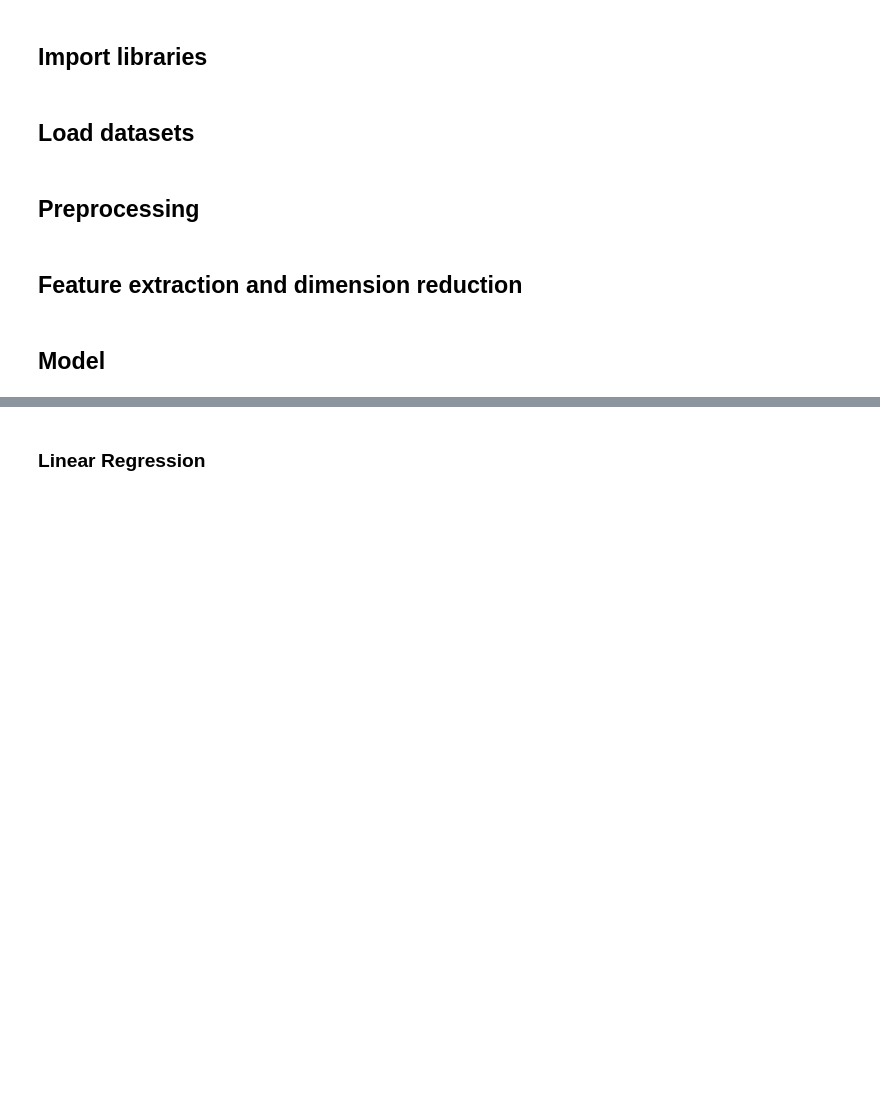
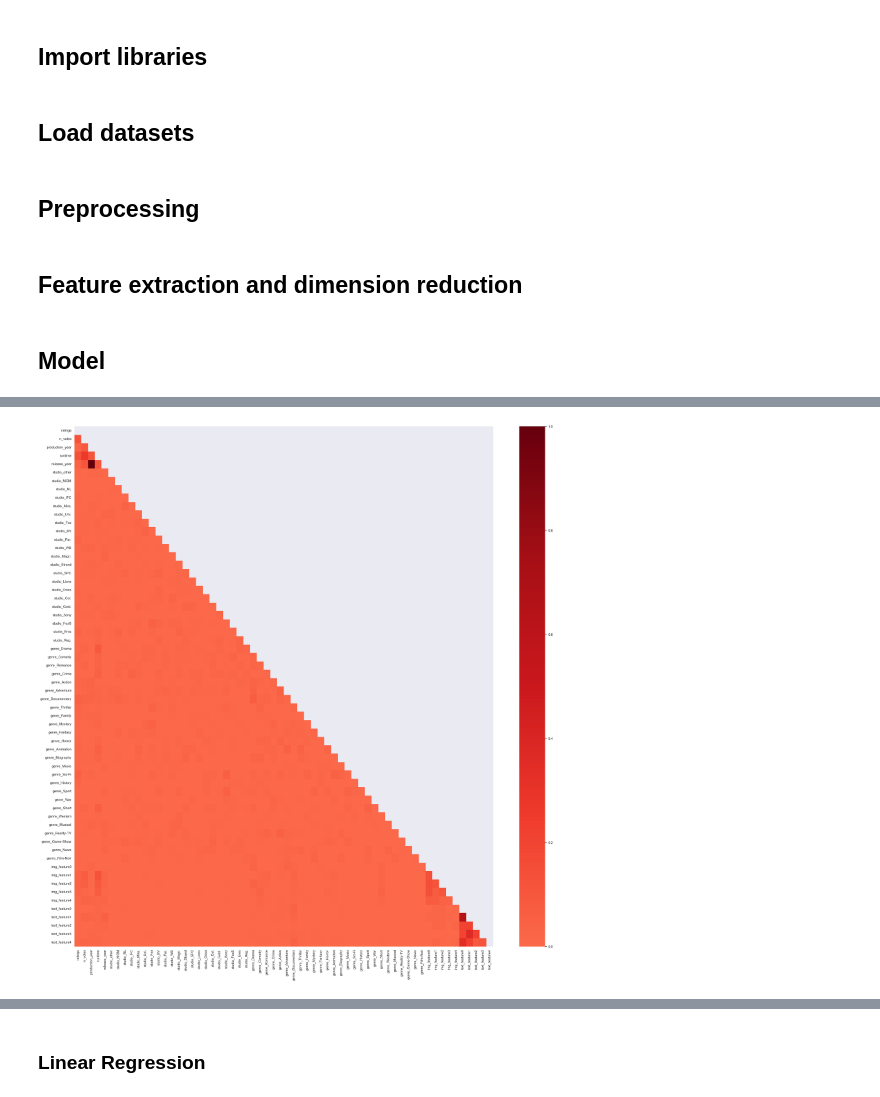
Before and after one commit to Mathieu-R/lelec2870-movie-revenue-prediction, a Jupyter notebook: movie-revenue-prediction.ipynb, the cells around one changed output, grey strips where cells are left out. Drawn from its saved outputs; the diff is of its cells as text; code cells hidden in the pictures; blank space fills up the shorter version.

```diff
--- a/movie-revenue-prediction.ipynb
+++ b/movie-revenue-prediction.ipynb
@@ -64,7 +64,9 @@ def preprocess(df, train, X2, dataset_name):
 	print("-" * 25)
 	# remove duplicated observations and preprocessing missing values
 	df = preprocess_duplicated_and_missing(df, train)
-	X2 = preprocess_duplicated_and_missing(X2, train)
+	# should not remove duplicated and missing values from X2
+	# as Y2.csv should contains 1518 predictions
+	#X2 = preprocess_duplicated_and_missing(X2, train)
 
 	# remove (obvious) irrelevant/redundant features
 	df = preprocess_irrelevant_features(df)
@@ -115,9 +117,9 @@ def extract_features(X_train, y_train, X_test, y_test, X2, run_pca=True, non_lin
 	X2_img_embeddings = extract_embeddings_features(X2["img_embeddings"])
 	X2_text_embeddings = extract_embeddings_features(X2["text_embeddings"])
 
-	X_train_img_df, X_test_img_df, X2_img_df = pca_on_embeddings(X_train_img_embeddings, X_test_img_embeddings, X2_img_embeddings, X_train.index, X_test.index, X2.index, prefix="img_feature", total_variance_explained=5, run_pca=run_pca, non_linear=non_linear)
+	X_train_img_df, X_test_img_df, X2_img_df = pca_on_embeddings(X_train_img_embeddings, X_test_img_embeddings, X2_img_embeddings, X_train.index, X_test.index, X2.index, prefix="img_feature", n_components=5, run_pca=run_pca, non_linear=non_linear)
 
-	X_train_text_df, X_test_text_df, X2_text_df = pca_on_embeddings(X_train_text_embeddings, X_test_text_embeddings, X2_text_embeddings, X_train.index, X_test.index, X2.index, prefix="text_feature", total_variance_explained=5, run_pca=run_pca, non_linear=non_linear)
+	X_train_text_df, X_test_text_df, X2_text_df = pca_on_embeddings(X_train_text_embeddings, X_test_text_embeddings, X2_text_embeddings, X_train.index, X_test.index, X2.index, prefix="text_feature", n_components=5, run_pca=run_pca, non_linear=non_linear)
 
 	# drop unnecessary features
 	X_train.drop(["img_embeddings", "text_embeddings"], axis=1, inplace=True)
@@ -151,4 +166,4 @@ Y = df["revenues"]
 X_train, y_train, X_test, y_test = remove_outliers_and_split(X, Y)
 
 # extract features + standardize (and pca)
-X_train, y_train, X_test, y_test, X2 = extract_features(X_train, y_train, X_test, y_test, X2, run_pca=True, non_linear=False)
+X_train, y_train, X_test, y_test, X2 = extract_features(X_train, y_train, X_test, y_test, X2, run_pca=True, non_linear=True)
@@ -306,0 +338,5 @@ def evaluation_plot(cv_results, val_score, test_score, best_iter_index, param_na
+# %%
+MI_matrix = get_mutual_information_matrix(X_train)
+plot_mutual_information_matrix(X_train, MI_matrix)
+# %% [output]
+[figure, added]
```
Also changed, not shown: parts of 23 cells of this notebook, 9 other files.
